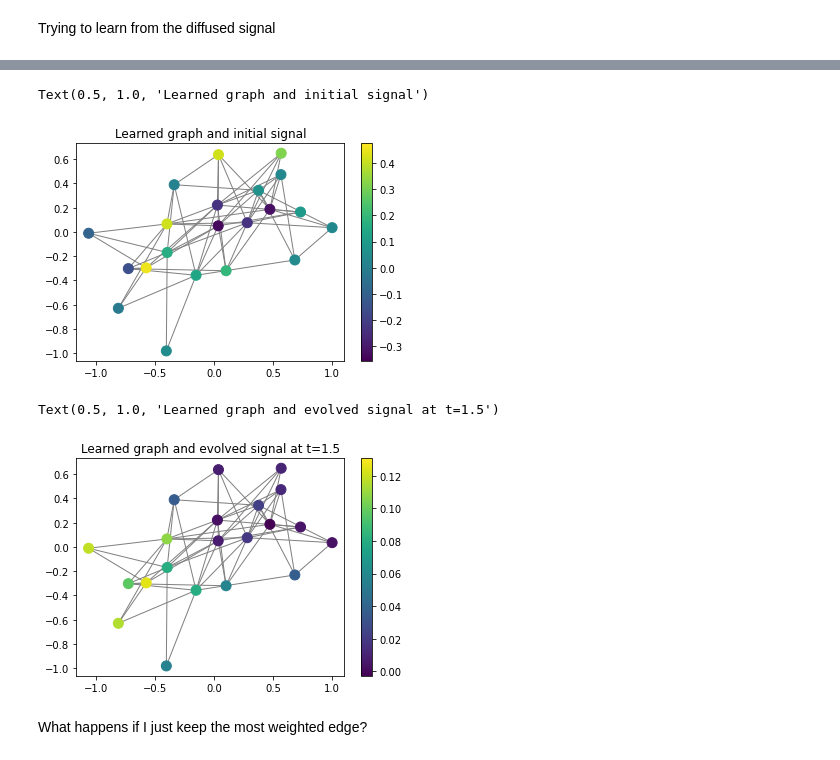
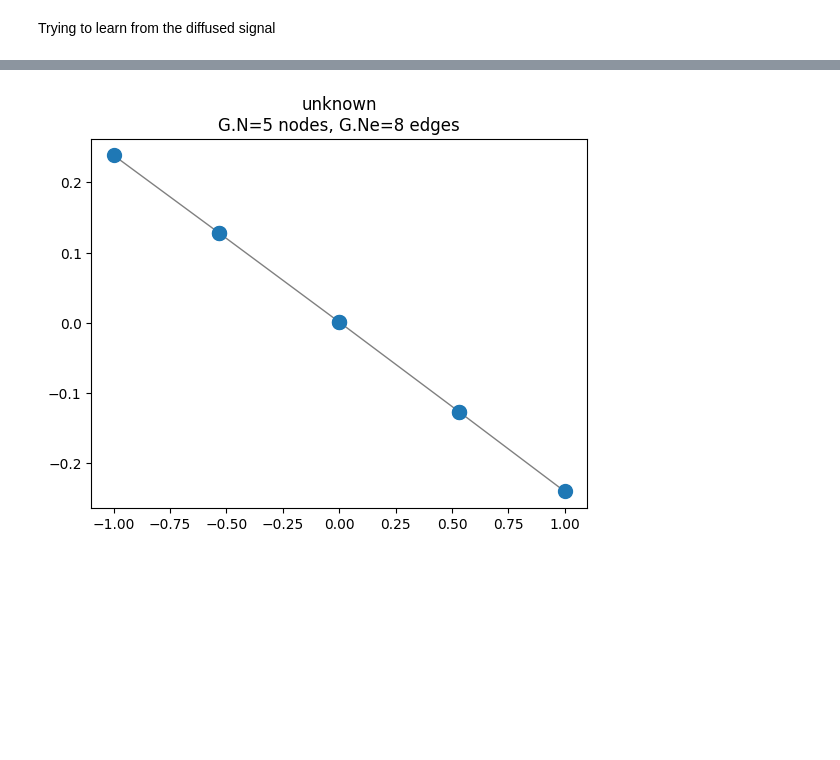
Before and after one commit to AndresCenteno/Masters-Thesis, a Jupyter notebook: simple_example.ipynb, the cells around one changed output, grey strips where cells are left out. Drawn from its saved outputs; the diff is of its cells as text; code cells hidden in the pictures; blank space fills up the shorter version.

```diff
--- a/simple_example.ipynb
+++ b/simple_example.ipynb
@@ -48,8 +92,9 @@ H0 = np.random.rand(D0.shape[1], X.shape[1])
 # %%
-result = lh.learn_heat(X = X,
-                    L0=L0, H0 = H0, tau0=tau0,
+se = 0.1 # standard deviation
+noisyX = X + se*np.random.randn(X.shape[0],X.shape[1])
+noisy_result = lh.learn_heat(X = X,
+                    L0=L, H0 = np.random.rand(15,15), tau0=[1,2,3],
                     verbose=False,
-                    max_iter = 50, alpha = 0, beta=0)
-L_to_save = result["L"]
+                    max_iter = 50, alpha = 0.1, beta=0.01)
 # %% [output]
 [interactive output not drawn]
@@ -60,12 +101,10 @@ savemat("signal_to_plot",{'H_to_save':result["H"]})
 # %%
-result["L"][abs(result["L"])<0.01] = 0
-Adj = -np.copy(result["L"])
-np.fill_diagonal(Adj, 0)
-G_learned = pg.graphs.Graph(Adj)
+noisy_Lres = result["L"]
+noisy_Lres[abs(Lres)<0.01] = 0
+noisy_Adj = -np.copy(result["L"])
+np.fill_diagonal(noisy_Adj, 0)
+noisy_G_learned = pg.graphs.Graph(noisy_Adj)
+noisy_G_learned.set_coordinates()
+plotting.plot_graph(noisy_G_learned)
+# %% [output]
+[figure, added]
-# %%
-G_learned.set_coordinates()
-plotting.plot_signal(G_learned,result["H"])
-plt.title("Learned graph and initial signal")
-# %% [output]
-Text(0.5, 1.0, 'Learned graph and initial signal')
-[figure, removed]
@@ -75,8 +110,0 @@ H_evolved = expm(-result["tau"]*result["L"])@result["H"]
-# %%
-plotting.plot_signal(G_learned,H_evolved)
-plt.title("Learned graph and evolved signal at t=1.5")
-# %% [output]
-Text(0.5, 1.0, 'Learned graph and evolved signal at t=1.5')
-[figure, removed]
-# %% [markdown]
-What happens if I just keep the most weighted edge?
```
Also changed, not shown: parts of 31 cells of this notebook, 5 other files.
